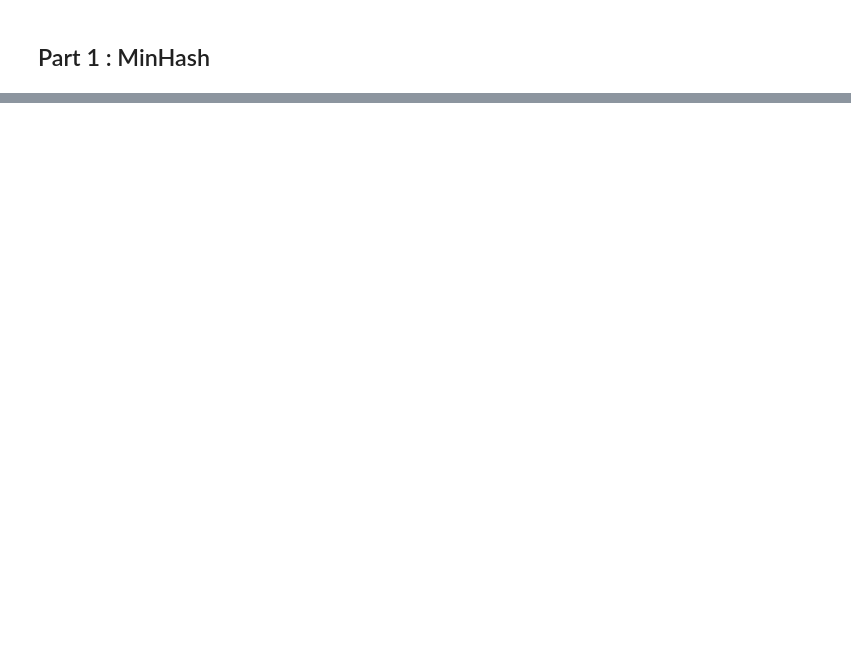
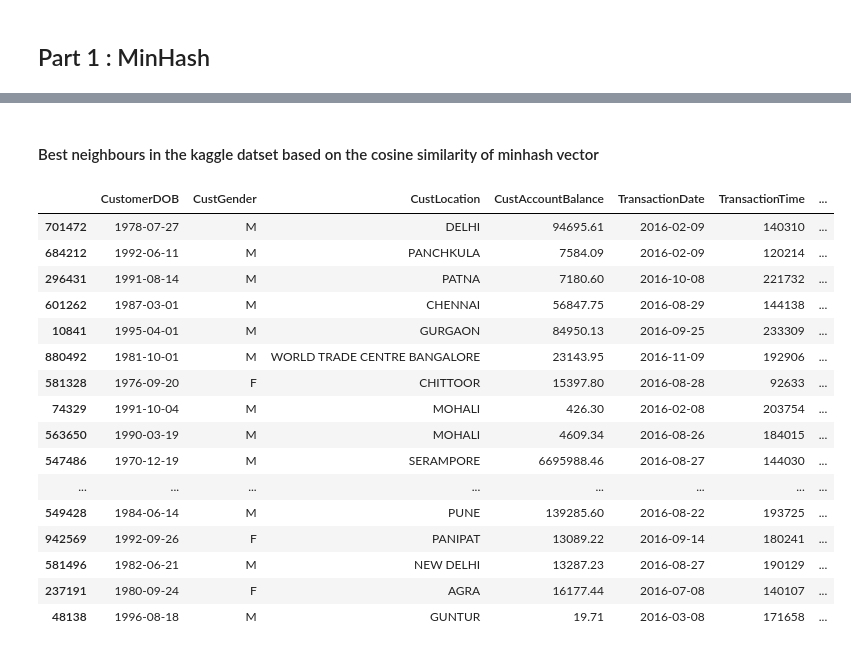
Before and after one commit to albachiarabellaroba/GROUP22_ADM_HW4, a Jupyter notebook: Part1.ipynb, the cells around one changed output, grey strips where cells are left out. Cells and saved outputs as stored; diff of their text form; code cells hidden in the pictures; blank space fills up the shorter version.

```diff
--- a/Part1.ipynb
+++ b/Part1.ipynb
@@ -51,0 +68,15 @@ new_data['minhash']  = [minHash([*x[1]],p,permutations) for x in tqdm(new_data.i
+# %%
+def cosine_sim(A,B):
+    cosine = np.dot(A,B)/(norm(A)*norm(B))
+    return cosine
+# %%
+def find_best_neighbour(query):
+    norm_q_hash  = np.array(query.minhash)/max(query.minhash)
+    best_score = max([(cosine_sim(norm_q_hash,(np.array(x)/max(x))),i) for i,x in enumerate(new_data.minhash)],key=itemgetter(0))
+    return best_score
+# %%
+neighbours = []
+for i in range(len(query)):
+    if i in query.index:
+        res = find_best_neighbour(query.loc[i])
+        neighbours.append(res[1])
@@ -51,0 +105,22 @@ new_data['minhash']  = [minHash([*x[1]],p,permutations) for x in tqdm(new_data.i
+# %% [markdown]
+#### Best neighbours in the kaggle datset based on the cosine similarity of  minhash  vector
+# %%
+display(new_data.loc[neighbours])
+# %% [output]
+|  | CustomerDOB | CustGender | CustLocation | CustAccountBalance | TransactionDate | TransactionTime | ... |
+| 701472 | 1978-07-27 | M | DELHI | 94695.61 | 2016-02-09 | 140310 | ... |
+| 684212 | 1992-06-11 | M | PANCHKULA | 7584.09 | 2016-02-09 | 120214 | ... |
+| 296431 | 1991-08-14 | M | PATNA | 7180.60 | 2016-10-08 | 221732 | ... |
+| 601262 | 1987-03-01 | M | CHENNAI | 56847.75 | 2016-08-29 | 144138 | ... |
+| 10841 | 1995-04-01 | M | GURGAON | 84950.13 | 2016-09-25 | 233309 | ... |
+| 880492 | 1981-10-01 | M | WORLD TRADE CENTRE BANGALORE | 23143.95 | 2016-11-09 | 192906 | ... |
+| 581328 | 1976-09-20 | F | CHITTOOR | 15397.80 | 2016-08-28 | 92633 | ... |
+| 74329 | 1991-10-04 | M | MOHALI | 426.30 | 2016-02-08 | 203754 | ... |
+| 563650 | 1990-03-19 | M | MOHALI | 4609.34 | 2016-08-26 | 184015 | ... |
+| 547486 | 1970-12-19 | M | SERAMPORE | 6695988.46 | 2016-08-27 | 144030 | ... |
+| ... | ... | ... | ... | ... | ... | ... | ... |
+| 549428 | 1984-06-14 | M | PUNE | 139285.60 | 2016-08-22 | 193725 | ... |
+| 942569 | 1992-09-26 | F | PANIPAT | 13089.22 | 2016-09-14 | 180241 | ... |
+| 581496 | 1982-06-21 | M | NEW DELHI | 13287.23 | 2016-08-27 | 190129 | ... |
+| 237191 | 1980-09-24 | F | AGRA | 16177.44 | 2016-07-08 | 140107 | ... |
+| 48138 | 1996-08-18 | M | GUNTUR | 19.71 | 2016-03-08 | 171658 | ... |
```
Also changed, not shown: parts of 13 cells of this notebook.
